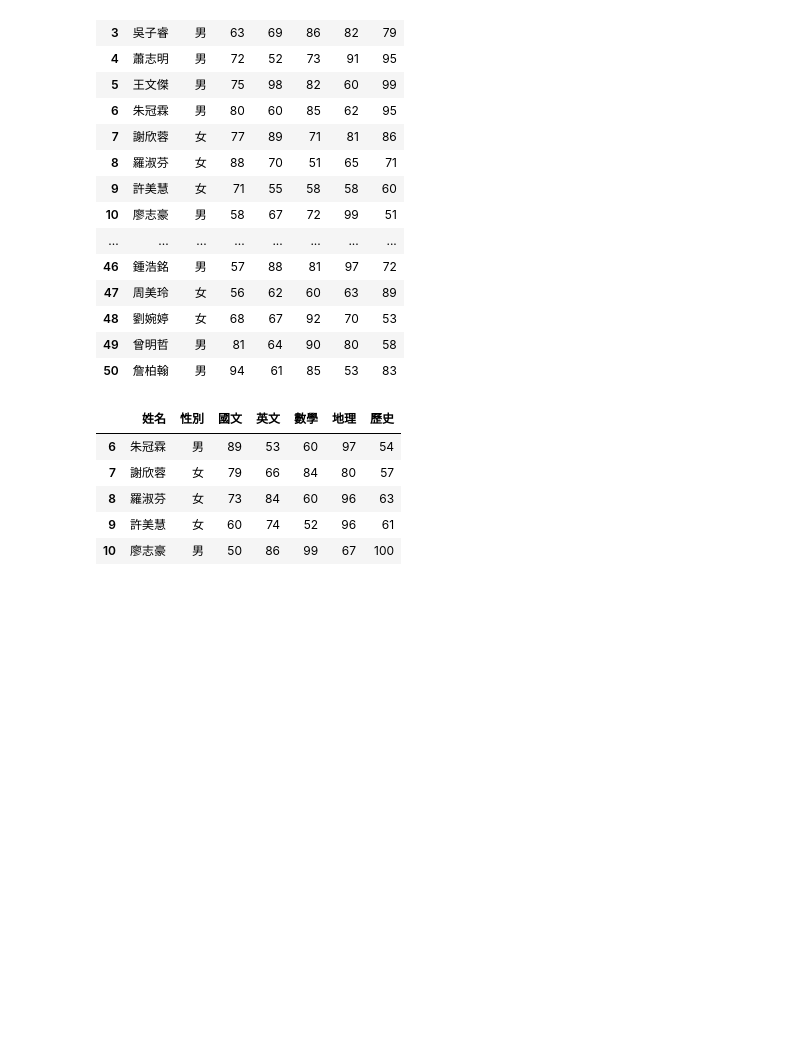
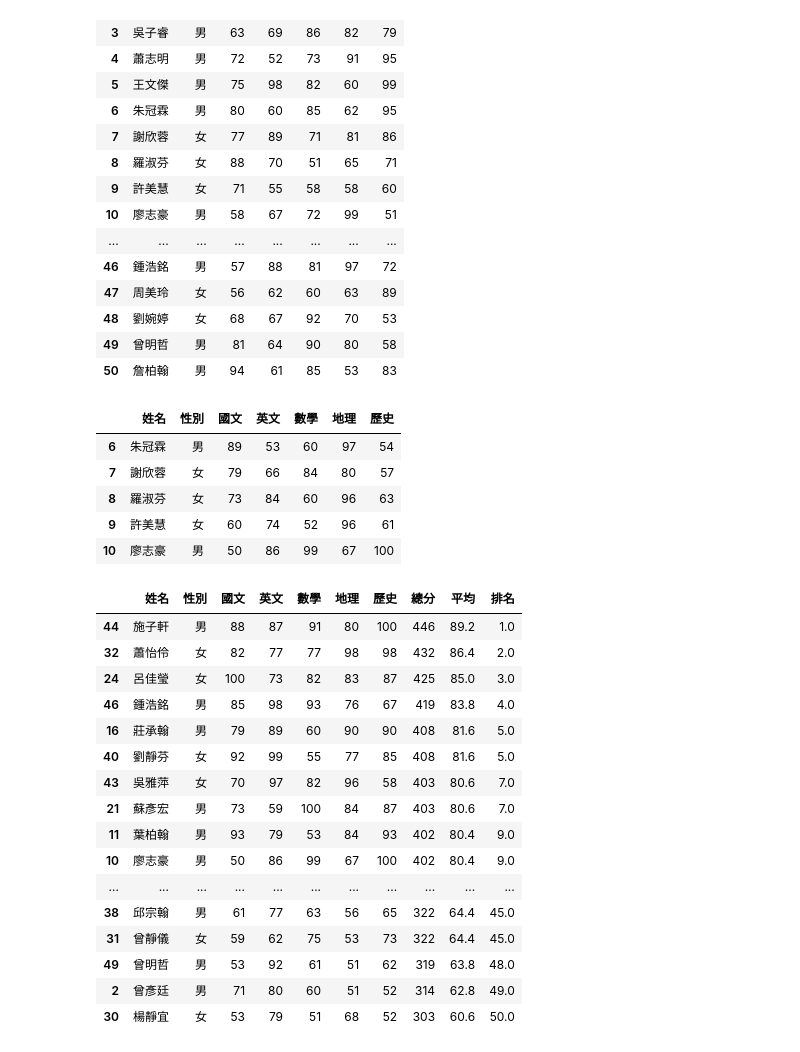
Before and after one commit to shuyulin-0713/Test_0528, a Jupyter notebook: 0718/practice1.ipynb, the cells around one changed output. Saved outputs shown, nothing was run; the diff lists cells and outputs as text; code cells hidden in the pictures; blank space fills up the shorter version.

```diff
--- a/0718/practice1.ipynb
+++ b/0718/practice1.ipynb
@@ -92,3 +92,26 @@ scores_df.iloc[5:10]
 | 8 | 羅淑芬 | 女 | 73 | 84 | 60 | 96 | 63 |
 | 9 | 許美慧 | 女 | 60 | 74 | 52 | 96 | 61 |
 | 10 | 廖志豪 | 男 | 50 | 86 | 99 | 67 | 100 |
+# %%
+scores_df["總分"] = scores_df[['國文', '英文', '數學', '地理', '歷史']].sum(axis=1)
+scores_df["平均"] = scores_df[['國文', '英文', '數學', '地理', '歷史']].mean(axis=1)
+scores_df["排名"] = scores_df["總分"].rank(ascending=False,method='min')
+scores_df.sort_values(by='排名')
+# %% [output]
+|  | 姓名 | 性別 | 國文 | 英文 | 數學 | 地理 | 歷史 | 總分 | 平均 | 排名 |
+| 44 | 施子軒 | 男 | 88 | 87 | 91 | 80 | 100 | 446 | 89.2 | 1.0 |
+| 32 | 蕭怡伶 | 女 | 82 | 77 | 77 | 98 | 98 | 432 | 86.4 | 2.0 |
+| 24 | 呂佳瑩 | 女 | 100 | 73 | 82 | 83 | 87 | 425 | 85.0 | 3.0 |
+| 46 | 鍾浩銘 | 男 | 85 | 98 | 93 | 76 | 67 | 419 | 83.8 | 4.0 |
+| 16 | 莊承翰 | 男 | 79 | 89 | 60 | 90 | 90 | 408 | 81.6 | 5.0 |
+| 40 | 劉靜芬 | 女 | 92 | 99 | 55 | 77 | 85 | 408 | 81.6 | 5.0 |
+| 43 | 吳雅萍 | 女 | 70 | 97 | 82 | 96 | 58 | 403 | 80.6 | 7.0 |
+| 21 | 蘇彥宏 | 男 | 73 | 59 | 100 | 84 | 87 | 403 | 80.6 | 7.0 |
+| 11 | 葉柏翰 | 男 | 93 | 79 | 53 | 84 | 93 | 402 | 80.4 | 9.0 |
+| 10 | 廖志豪 | 男 | 50 | 86 | 99 | 67 | 100 | 402 | 80.4 | 9.0 |
+| ... | ... | ... | ... | ... | ... | ... | ... | ... | ... | ... |
+| 38 | 邱宗翰 | 男 | 61 | 77 | 63 | 56 | 65 | 322 | 64.4 | 45.0 |
+| 31 | 曾靜儀 | 女 | 59 | 62 | 75 | 53 | 73 | 322 | 64.4 | 45.0 |
+| 49 | 曾明哲 | 男 | 53 | 92 | 61 | 51 | 62 | 319 | 63.8 | 48.0 |
+| 2 | 曾彥廷 | 男 | 71 | 80 | 60 | 51 | 52 | 314 | 62.8 | 49.0 |
+| 30 | 楊靜宜 | 女 | 53 | 79 | 51 | 68 | 52 | 303 | 60.6 | 50.0 |
```
Also changed, not shown: parts of 3 cells of this notebook.
